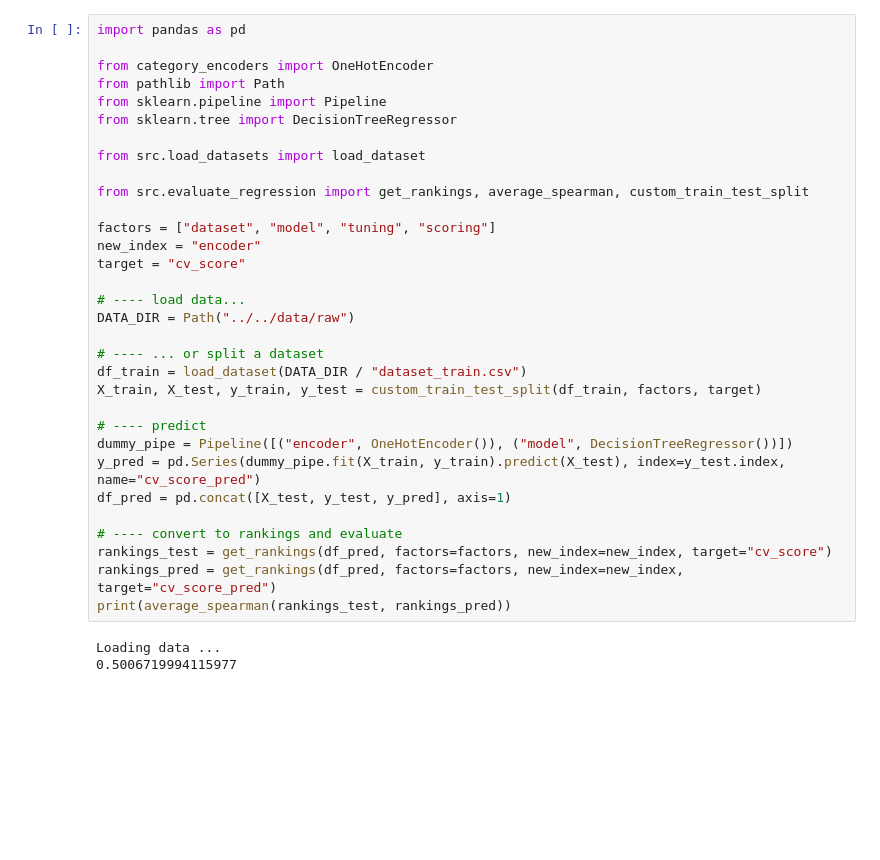
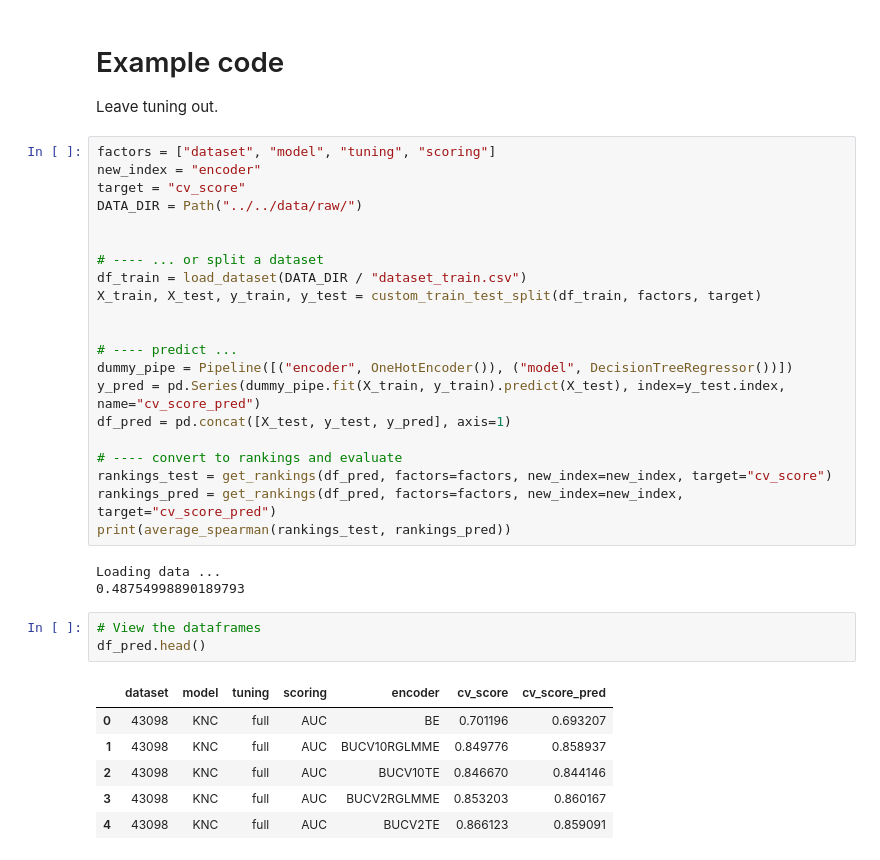
Before and after one commit to nina-prog/meta-learning-for-encoder-selection, a Jupyter notebook: notebooks/week10/week10-evaluate-regression-test.ipynb, the cells around one changed output. Saved outputs shown, nothing was run; the diff lists cells and outputs as text; blank space fills up the shorter version.

Commit message:
Add example and step by step execution in the notebook

```diff
--- a/notebooks/week10/week10-evaluate-regression-test.ipynb
+++ b/notebooks/week10/week10-evaluate-regression-test.ipynb
@@ -1,27 +45,20 @@
+# %% [markdown]
+# Example code
+
+Leave tuning out.
 # %%
-import pandas as pd
-
-from category_encoders import OneHotEncoder
-from pathlib import Path
-from sklearn.pipeline import Pipeline
-from sklearn.tree import DecisionTreeRegressor
-
-from src.load_datasets import load_dataset
-
-from src.evaluate_regression import get_rankings, average_spearman, custom_train_test_split
-
 factors = ["dataset", "model", "tuning", "scoring"]
 new_index = "encoder"
 target = "cv_score"
+DATA_DIR = Path("../../data/raw/")
 
-# ---- load data...
-DATA_DIR = Path("../../data/raw")
 
 # ---- ... or split a dataset
 df_train = load_dataset(DATA_DIR / "dataset_train.csv")
 X_train, X_test, y_train, y_test = custom_train_test_split(df_train, factors, target)
 
-# ---- predict
+
+# ---- predict ...
 dummy_pipe = Pipeline([("encoder", OneHotEncoder()), ("model", DecisionTreeRegressor())])
 y_pred = pd.Series(dummy_pipe.fit(X_train, y_train).predict(X_test), index=y_test.index, name="cv_score_pred")
 df_pred = pd.concat([X_test, y_test, y_pred], axis=1)
@@ -32,4 +69,14 @@ rankings_pred = get_rankings(df_pred, factors=factors, new_index=new_index, targ
 print(average_spearman(rankings_test, rankings_pred))
 # %% [output]
 Loading data ...
-0.5006719994115977
+0.48754998890189793
+# %%
+# View the dataframes
+df_pred.head()
+# %% [output]
+|  | dataset | model | tuning | scoring | encoder | cv_score | cv_score_pred |
+| 0 | 43098 | KNC | full | AUC | BE | 0.701196 | 0.693207 |
+| 1 | 43098 | KNC | full | AUC | BUCV10RGLMME | 0.849776 | 0.858937 |
+| 2 | 43098 | KNC | full | AUC | BUCV10TE | 0.846670 | 0.844146 |
+| 3 | 43098 | KNC | full | AUC | BUCV2RGLMME | 0.853203 | 0.860167 |
+| 4 | 43098 | KNC | full | AUC | BUCV2TE | 0.866123 | 0.859091 |
```
Also changed, not shown: parts of 25 cells of this notebook.
